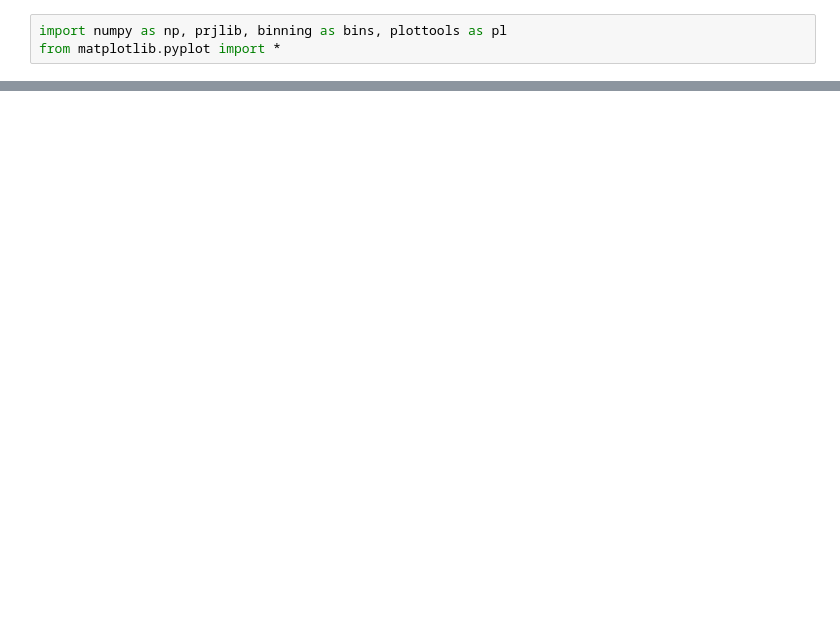
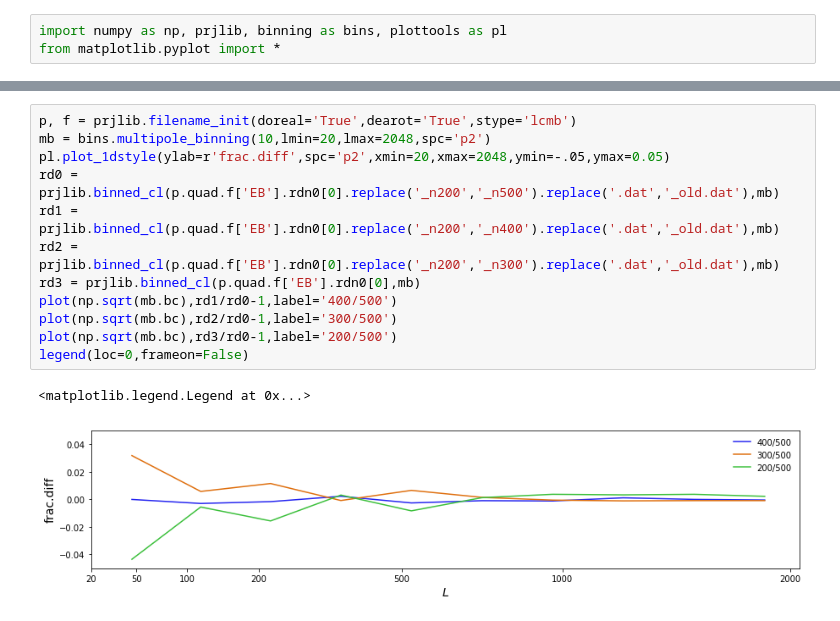
Before and after one commit to ACTCollaboration/cosmicbirefringence, a Jupyter notebook: check_conv-rdn0.ipynb, the cells around one changed output, grey strips where cells are left out. Cells and saved outputs as stored; diff of their text form; blank space fills up the shorter version.

```diff
--- a/check_conv-rdn0.ipynb
+++ b/check_conv-rdn0.ipynb
@@ -18,0 +18,15 @@ legend(loc=0,frameon=False)
+# %%
+p, f = prjlib.filename_init(doreal='True',dearot='True',stype='lcmb')
+mb = bins.multipole_binning(10,lmin=20,lmax=2048,spc='p2')
+pl.plot_1dstyle(ylab=r'frac.diff',spc='p2',xmin=20,xmax=2048,ymin=-.05,ymax=0.05)
+rd0 = prjlib.binned_cl(p.quad.f['EB'].rdn0[0].replace('_n200','_n500').replace('.dat','_old.dat'),mb)
+rd1 = prjlib.binned_cl(p.quad.f['EB'].rdn0[0].replace('_n200','_n400').replace('.dat','_old.dat'),mb)
+rd2 = prjlib.binned_cl(p.quad.f['EB'].rdn0[0].replace('_n200','_n300').replace('.dat','_old.dat'),mb)
+rd3 = prjlib.binned_cl(p.quad.f['EB'].rdn0[0],mb)
+plot(np.sqrt(mb.bc),rd1/rd0-1,label='400/500')
+plot(np.sqrt(mb.bc),rd2/rd0-1,label='300/500')
+plot(np.sqrt(mb.bc),rd3/rd0-1,label='200/500')
+legend(loc=0,frameon=False)
+# %% [output]
+<matplotlib.legend.Legend at 0x...>
+[figure, added]
```
Also changed, not shown: parts of 1 cell of this notebook.
